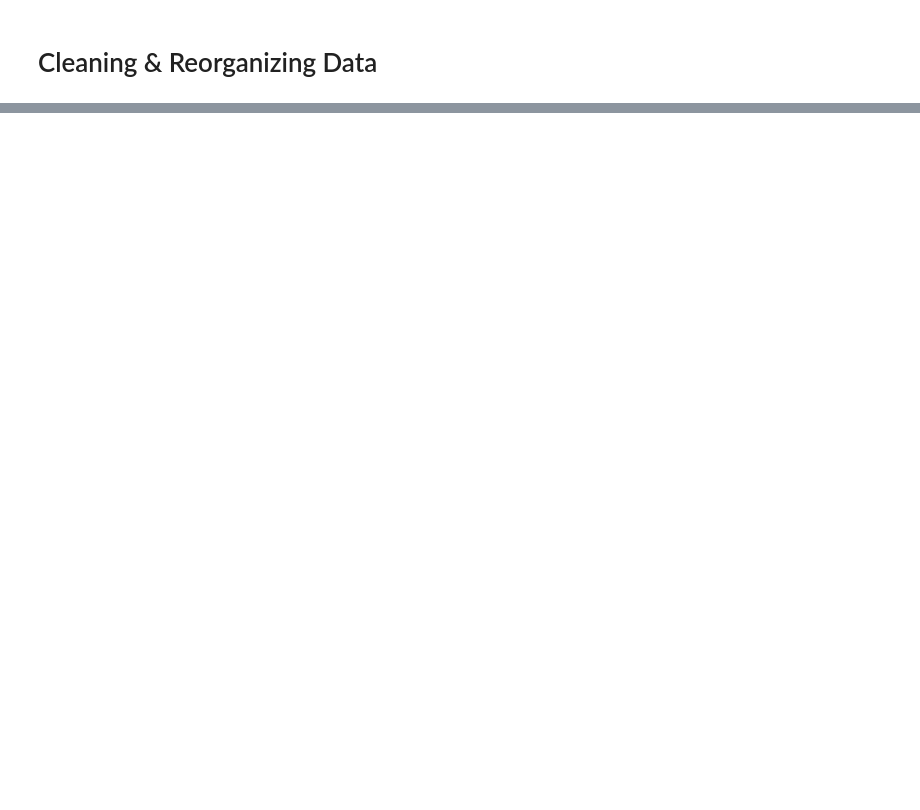
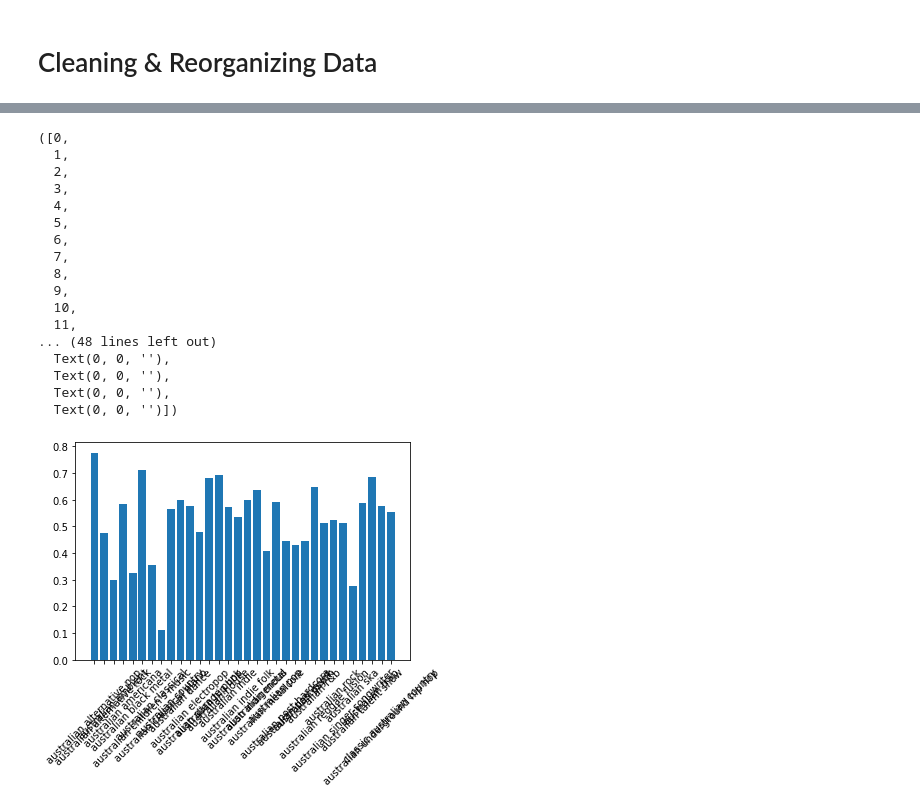
Before and after one commit to collinmpage/NWDS-project-one, a Jupyter notebook: data_visualized.ipynb, the cells around one changed output, grey strips where cells are left out. Drawn from its saved outputs; the diff is of its cells as text; code cells hidden in the pictures; blank space fills up the shorter version.

```diff
--- a/data_visualized.ipynb
+++ b/data_visualized.ipynb
@@ -95,0 +26,5 @@ data_w_genres
+# %%
+#filter to only australian music genres
+australia = data_by_genres[data_by_genres.genres.str.contains('australia')]
+
+australia
@@ -95,0 +49,27 @@ data_w_genres
+# %%
+#plot in a bar chart
+x = australia['genres']
+y = australia['danceability']
+
+plt.bar(x,y)
+
+plt.xticks(rotation = 45)
+# %% [output]
+([0,
+  1,
+  2,
+  3,
+  4,
+  5,
+  6,
+  7,
+  8,
+  9,
+  10,
+  11,
+... (48 lines left out)
+  Text(0, 0, ''),
+  Text(0, 0, ''),
+  Text(0, 0, ''),
+  Text(0, 0, '')])
+[figure, added]
```
Also changed, not shown: parts of 11 cells of this notebook, 2 other files.
